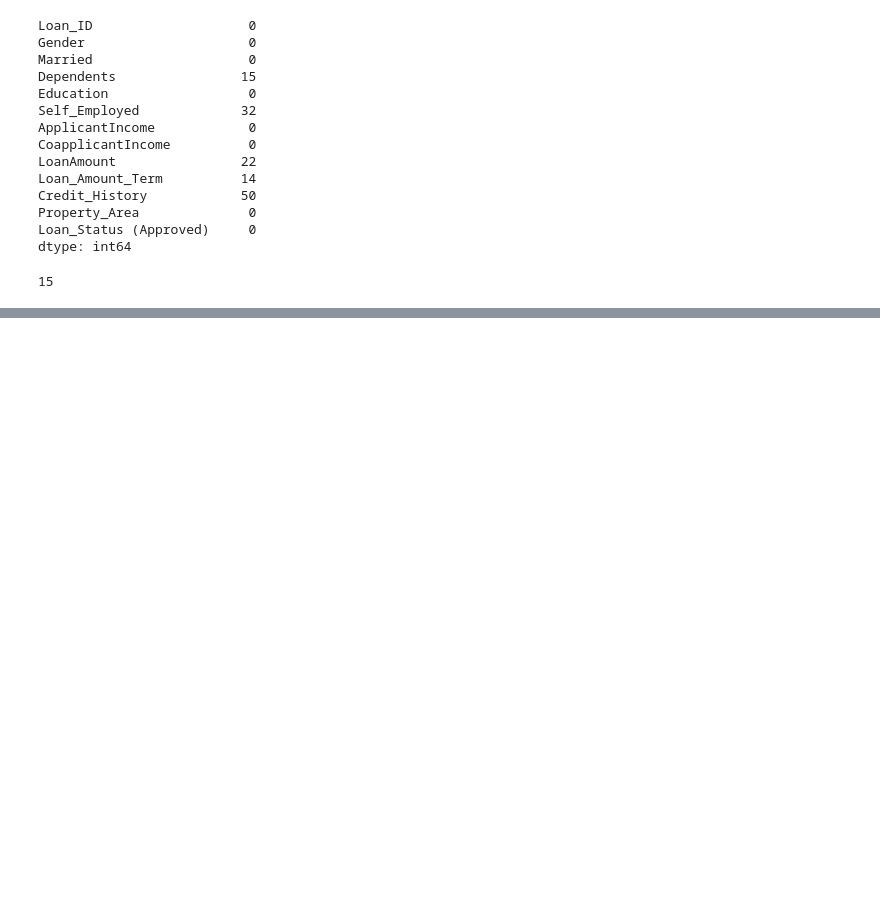
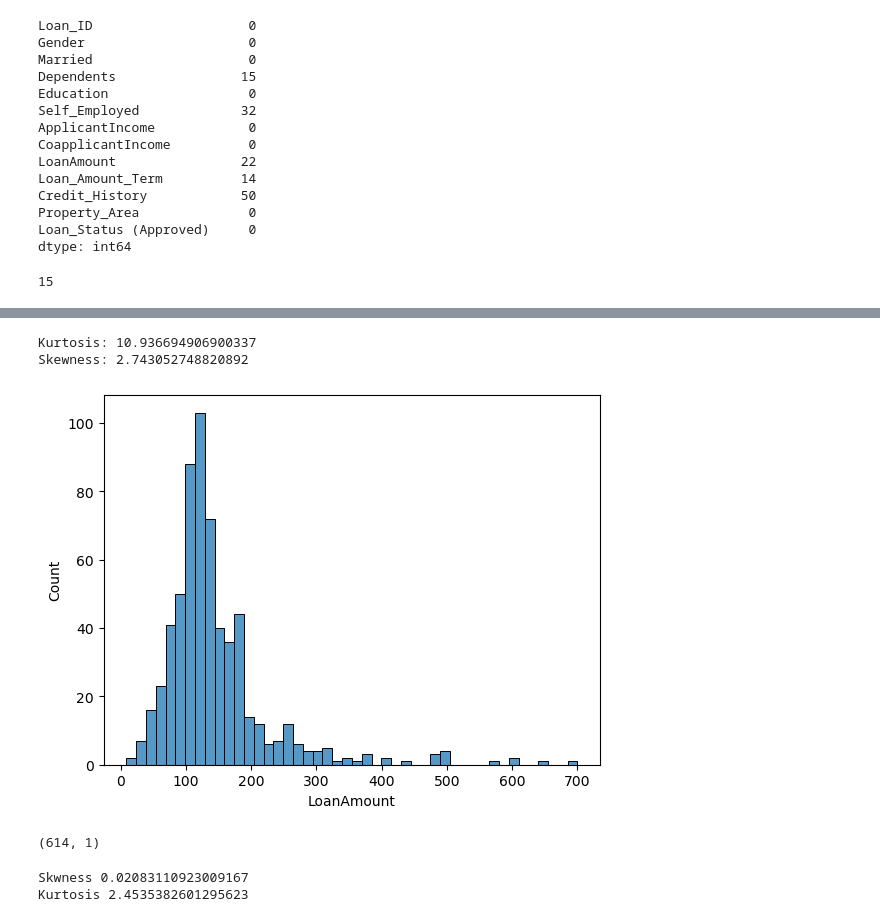
Before and after one commit to pradyuthi09/Statistics, a Jupyter notebook: statistics.ipynb, the cells around one changed output, grey strips where cells are left out. Drawn from its saved outputs; the diff is of its cells as text; code cells hidden in the pictures; blank space fills up the shorter version.

```diff
--- a/statistics.ipynb
+++ b/statistics.ipynb
@@ -256,0 +414,9 @@ print(len(data.loc[data['Dependents'].isnull()==True]))
+# %%
+data['Dependents'].fillna(data['Dependents'].mode()[0],inplace=True)
+data['Education'].fillna(data['Education'].mode()[0],inplace=True)
+data['Self_Employed'].fillna(data['Self_Employed'].mode()[0],inplace=True)
+data['ApplicantIncome'].fillna(data['ApplicantIncome'].median(), inplace=True)
+data['CoapplicantIncome'].fillna(data['CoapplicantIncome'].median(), inplace=True)
+data['LoanAmount'].fillna(data['LoanAmount'].median(), inplace=True)
+data['Loan_Amount_Term'].fillna(data['Loan_Amount_Term'].mode()[0], inplace=True)
+data['Credit_History'].fillna(data['Credit_History'].mode()[0], inplace=True)
@@ -256,0 +441,6 @@ print(len(data.loc[data['Dependents'].isnull()==True]))
+# %%
+df3 = pd.get_dummies(data['Dependents'], prefix='Dependents', drop_first=True)
+data = pd.concat([data, df2], axis=1).drop(['Dependents'], axis=1)
+# %%
+df5=pd.get_dummies(data['Self_Employed'], prefix='Self_Employed', drop_first=True)
+data = pd.concat([data, df2], axis=1).drop(['Self_Employed'], axis=1)
@@ -256,0 +456,2 @@ print(len(data.loc[data['Dependents'].isnull()==True]))
+# %%
+data = data.loc[:, ~data.columns.str.contains('Married')]
@@ -256,0 +478,13 @@ print(len(data.loc[data['Dependents'].isnull()==True]))
+# %%
+import seaborn as sns
+import matplotlib.pyplot as plt
+
+print("Kurtosis:", data['LoanAmount'].kurtosis())
+print("Skewness:", data['LoanAmount'].skew())
+
+sns.histplot(data['LoanAmount'])
+plt.show()
+# %% [output]
+Kurtosis: 10.936694906900337
+Skewness: 2.743052748820892
+[figure, added]
@@ -256,0 +495,11 @@ print(len(data.loc[data['Dependents'].isnull()==True]))
+# %%
+la_trans = trans.fit_transform(data[['LoanAmount']])
+la_trans.shape
+# %% [output]
+(614, 1)
+# %%
+print("Skwness",pd.Series(la_trans.reshape(614,)).skew())
+print("Kurtosis",pd.Series(la_trans.reshape(614,)).kurtosis())
+# %% [output]
+Skwness 0.02083110923009167
+Kurtosis 2.4535382601295623
```
Also changed, not shown: parts of 30 cells of this notebook, 1 other file.
